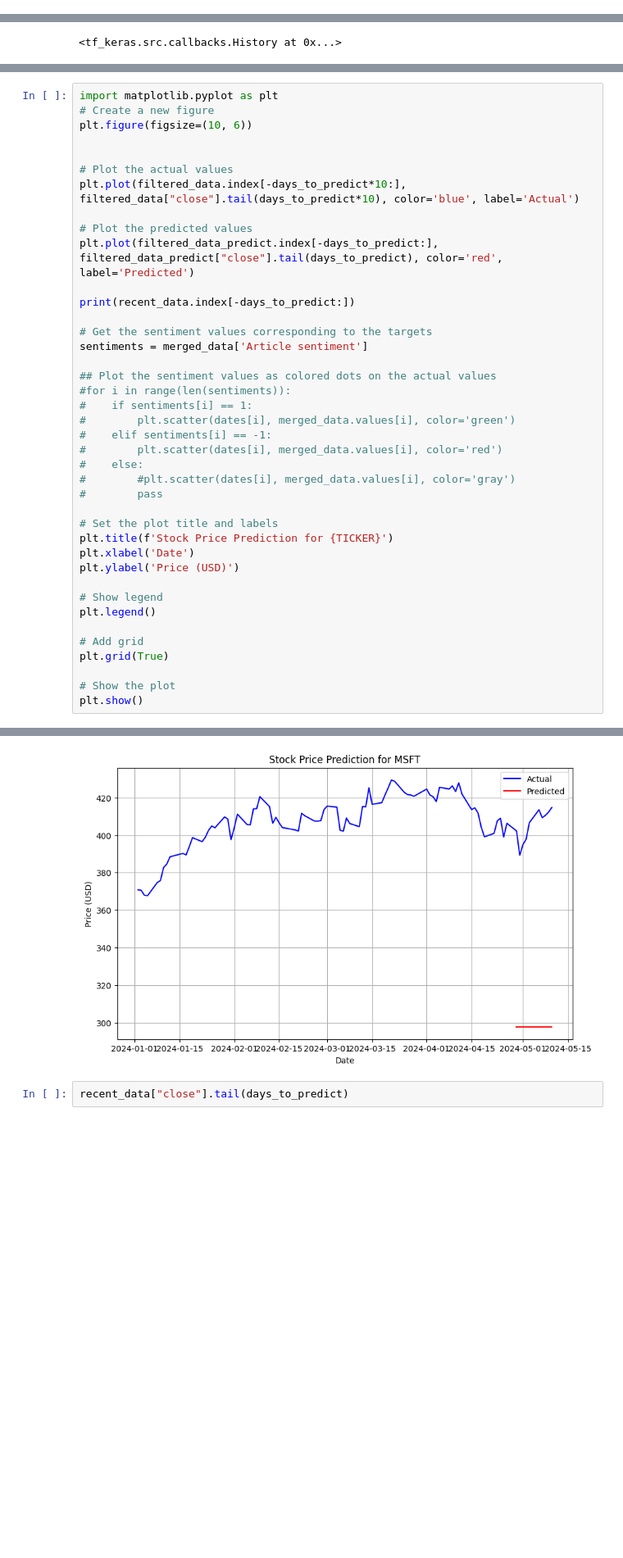
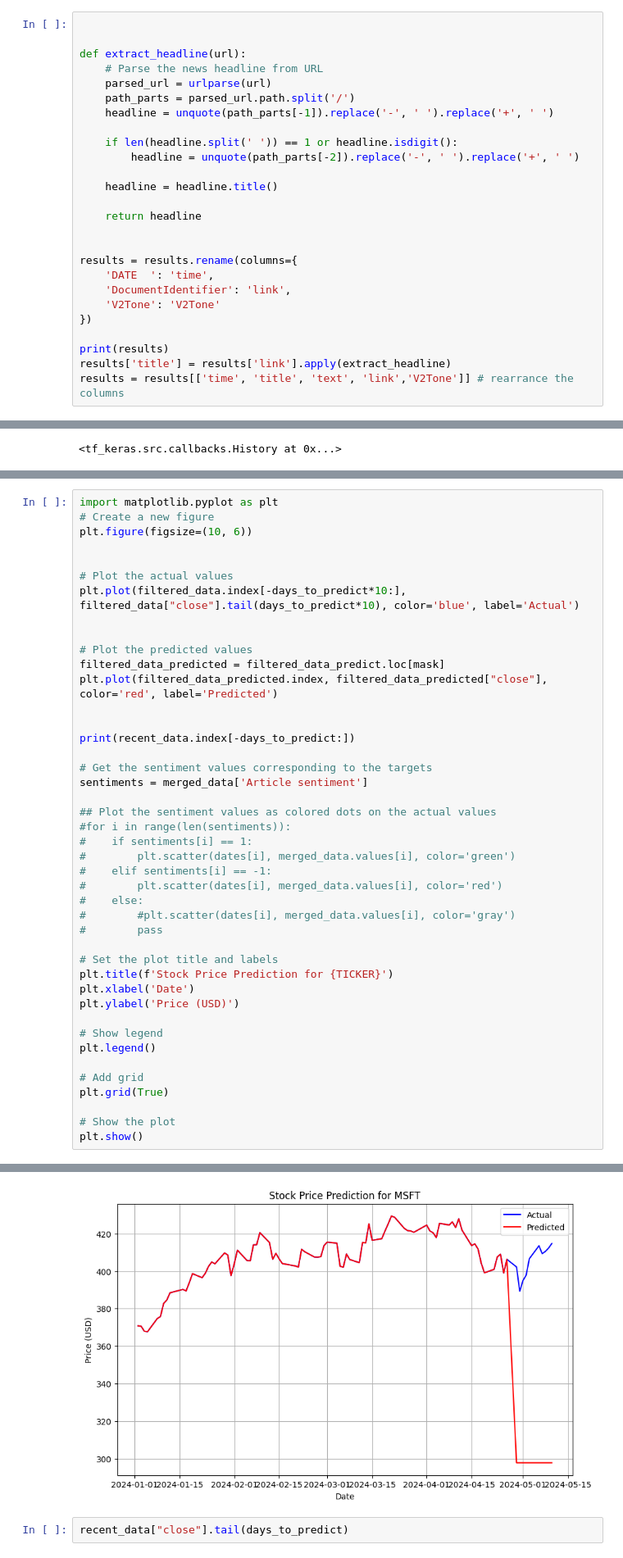
Before and after one commit to reioskr/stocksAI, a Jupyter notebook: sandbox.ipynb, the cells around one changed output, grey strips where cells are left out. Shown at 82% size. Saved outputs shown, nothing was run; the diff lists cells and outputs as text; blank space fills up the shorter version.

```diff
--- a/sandbox.ipynb
+++ b/sandbox.ipynb
@@ -118,3 +175,29 @@ ticker_news = get_news(TICKER, START_DATE)
+# %%
+
+
+def extract_headline(url):
+    # Parse the news headline from URL
+    parsed_url = urlparse(url)
+    path_parts = parsed_url.path.split('/')
+    headline = unquote(path_parts[-1]).replace('-', ' ').replace('+', ' ')
+
+    if len(headline.split(' ')) == 1 or headline.isdigit():
+        headline = unquote(path_parts[-2]).replace('-', ' ').replace('+', ' ')
+
+    headline = headline.title()
+
+    return headline
+
+
+results = results.rename(columns={
+    'DATE  ': 'time',
+    'DocumentIdentifier': 'link',
+    'V2Tone': 'V2Tone'
+})
+
+print(results)
+results['title'] = results['link'].apply(extract_headline)
+results = results[['time', 'title', 'text', 'link','V2Tone']] # rearrance the columns
 # %% [markdown]
 # Step 3: Analyze News Sentiment
 # %%
@@ -418,8 +501,11 @@ plt.figure(figsize=(10, 6))
 # Plot the actual values
 plt.plot(filtered_data.index[-days_to_predict*10:], filtered_data["close"].tail(days_to_predict*10), color='blue', label='Actual')
 
+
 # Plot the predicted values
-plt.plot(filtered_data_predict.index[-days_to_predict:], filtered_data_predict["close"].tail(days_to_predict), color='red', label='Predicted')
+filtered_data_predicted = filtered_data_predict.loc[mask]
+plt.plot(filtered_data_predicted.index, filtered_data_predicted["close"], color='red', label='Predicted')
+
 
 print(recent_data.index[-days_to_predict:])
 
@@ -427,34 +513,34 @@ print(recent_data.index[-days_to_predict:])
 sentiments = merged_data['Article sentiment']
 
 ## Plot the sentiment values as colored dots on the actual values
 #for i in range(len(sentiments)):
 #    if sentiments[i] == 1:
 #        plt.scatter(dates[i], merged_data.values[i], color='green')
 #    elif sentiments[i] == -1:
 #        plt.scatter(dates[i], merged_data.values[i], color='red')
 #    else:
 #        #plt.scatter(dates[i], merged_data.values[i], color='gray')
 #        pass
 
 # Set the plot title and labels
 plt.title(f'Stock Price Prediction for {TICKER}')
 plt.xlabel('Date')
 plt.ylabel('Price (USD)')
 
 # Show legend
 plt.legend()
 
 # Add grid
 plt.grid(True)
 
 # Show the plot
 plt.show()
 # %% [output]
 DatetimeIndex(['2024-04-29', '2024-04-30', '2024-05-01', '2024-05-02',
                '2024-05-03', '2024-05-06', '2024-05-07', '2024-05-08',
                '2024-05-09', '2024-05-10'],
               dtype='datetime64[ns]', freq=None)
-[figure, old version]
+[figure, new version]
 # %%
 recent_data["close"].tail(days_to_predict)
 # %% [output]
```
Also changed, not shown: parts of 5 cells of this notebook, 21 other files.
